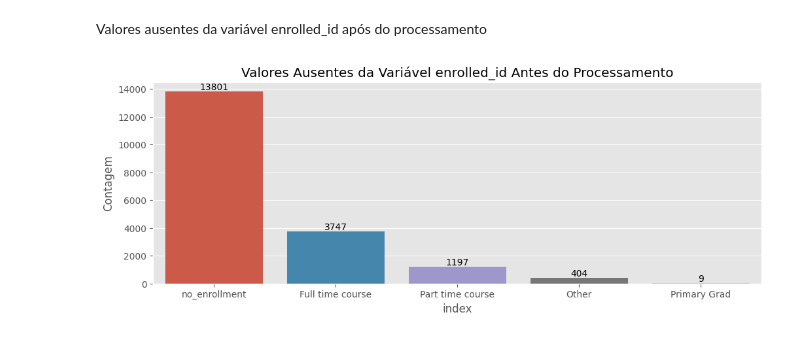
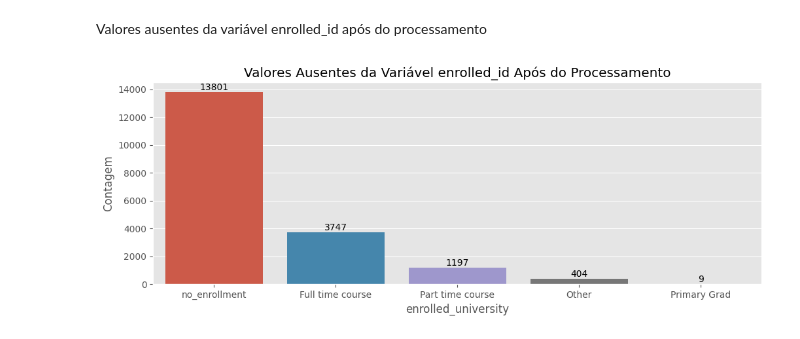
Before and after one commit to Blf100/Analise-de-Dados-RH, a Jupyter notebook: Análise_de_Dados_RH.ipynb, the cells around one changed output. Drawn from its saved outputs; the diff is of its cells as text; code cells hidden in the pictures.

Commit message:
Processamento dos valores ausentes na variável enrolled_university

```diff
--- a/Análise_de_Dados_RH.ipynb
+++ b/Análise_de_Dados_RH.ipynb
@@ -635,11 +637,12 @@ Valores ausentes da variável enrolled_id após do processamento
 # %%
 plt.figure(figsize=(12,4))
 sns.barplot(data=df_final.fillna('NaN')['enrolled_university'].value_counts().reset_index(), y='enrolled_university', x='index')
-plt.title('Valores Ausentes da Variável enrolled_id Antes do Processamento')
+plt.title('Valores Ausentes da Variável enrolled_id Após do Processamento')
 plt.ylabel('Contagem')
+plt.xlabel('enrolled_university')
 
 for index, valor in enumerate(df_final.fillna('NaN')['enrolled_university'].value_counts().reset_index()['enrolled_university']):
   plt.text(index, valor, str(valor), ha='center', va='bottom')
 plt.show()
 # %% [output]
-[figure, old version]
+[figure, new version]
```
Also changed, not shown: parts of 1 cell of this notebook.
